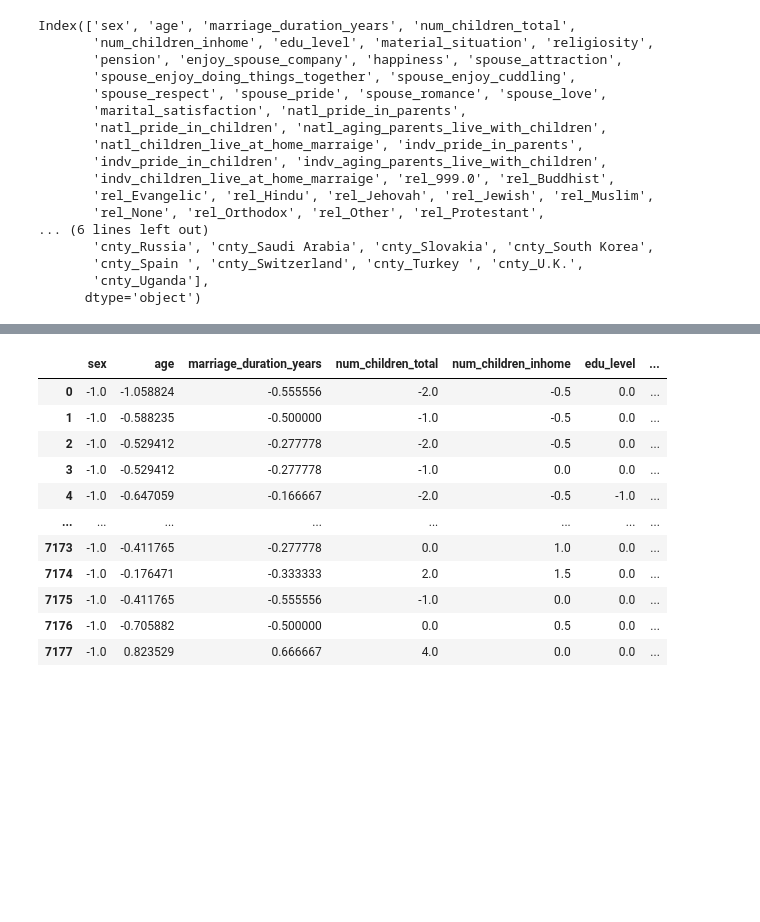
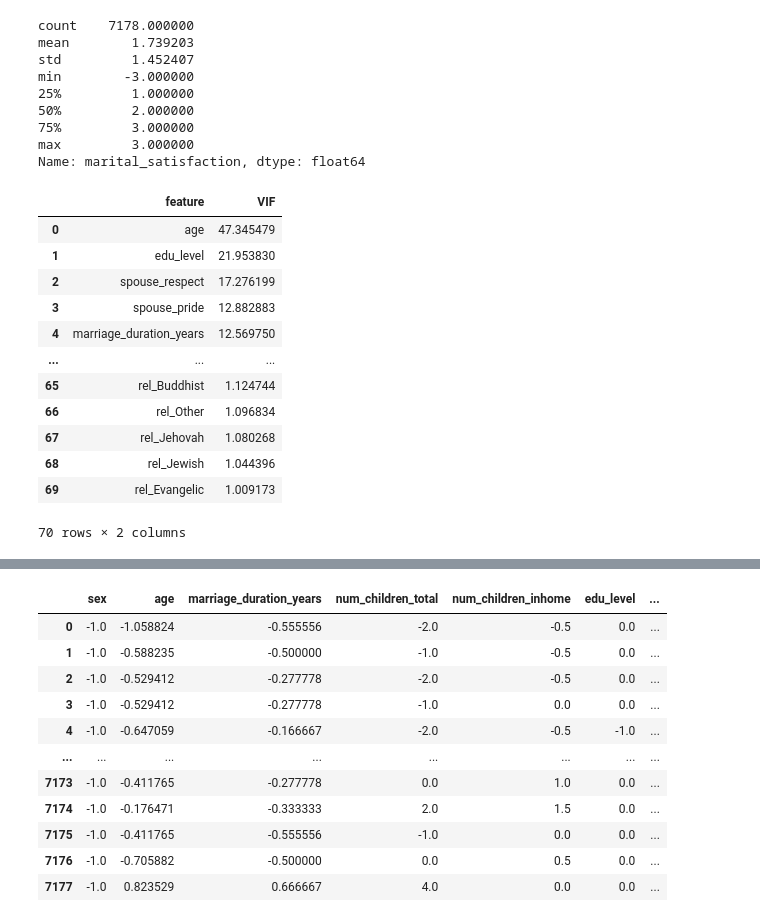
Before and after one commit to clahonta/Springboard_Capstone_2, a Jupyter notebook: Capstone Two - Pre-processing.ipynb, the cells around one changed output, grey strips where cells are left out. Drawn from its saved outputs; the diff is of its cells as text; code cells hidden in the pictures; blank space fills up the shorter version.

```diff
--- a/Capstone Two - Pre-processing.ipynb
+++ b/Capstone Two - Pre-processing.ipynb
@@ -16,36 +15,49 @@ from patsy import dmatrices
 import statsmodels.api as sm
 from statsmodels.stats.outliers_influence import variance_inflation_factor
 # %%
-# Load data set, drop col with numbers, drop high collinearity columns
-# Don't want to drop religion but unsure how to scale Nulls
+# Load data set, drop col with numbers, drop high Pearson columns
 data = pd.read_csv("marital_satisfaction_data_wrangled_final.csv")
 data = data.drop(['Unnamed: 0','spouse_satisfaction','relationship_satisfaction'], axis=1)
+
+# Drop Croatia + Cahtolic (highest n's)
 data = pd.get_dummies(data, prefix=['rel','cnty'], columns=['religion','country'])
+data = data.drop(['rel_Catholic','cnty_Croatia'], axis=1)
 
 
-data = data.drop(['rel_Catholic','cnty_Croatia'], axis=1)
-data.describe()
-print(data.columns)
 
-# Dummy vars for categorical, drop Croatia +
+data['marital_satisfaction'].describe()
 # %% [output]
-Index(['sex', 'age', 'marriage_duration_years', 'num_children_total',
-       'num_children_inhome', 'edu_level', 'material_situation', 'religiosity',
-       'pension', 'enjoy_spouse_company', 'happiness', 'spouse_attraction',
-       'spouse_enjoy_doing_things_together', 'spouse_enjoy_cuddling',
-       'spouse_respect', 'spouse_pride', 'spouse_romance', 'spouse_love',
-       'marital_satisfaction', 'natl_pride_in_parents',
-       'natl_pride_in_children', 'natl_aging_parents_live_with_children',
-       'natl_children_live_at_home_marraige', 'indv_pride_in_parents',
-       'indv_pride_in_children', 'indv_aging_parents_live_with_children',
-       'indv_children_live_at_home_marraige', 'rel_999.0', 'rel_Buddhist',
-       'rel_Evangelic', 'rel_Hindu', 'rel_Jehovah', 'rel_Jewish', 'rel_Muslim',
-       'rel_None', 'rel_Orthodox', 'rel_Other', 'rel_Protestant',
-... (6 lines left out)
-       'cnty_Russia', 'cnty_Saudi Arabia', 'cnty_Slovakia', 'cnty_South Korea',
-       'cnty_Spain ', 'cnty_Switzerland', 'cnty_Turkey ', 'cnty_U.K.',
-       'cnty_Uganda'],
-      dtype='object')
+count    7178.000000
+mean        1.739203
+std         1.452407
+min        -3.000000
+25%         1.000000
+50%         2.000000
+75%         3.000000
+max         3.000000
+Name: marital_satisfaction, dtype: float64
 # %%
 X = data.drop(['marital_satisfaction'], axis=1)
 y = data.marital_satisfaction
+# %%
+# VIF on unscaled data
+
+vif = pd.DataFrame()
+vif["feature"] = X.columns
+vif["VIF"]=[variance_inflation_factor(X.values, i) for i in range(len(X.columns))]
+vif = vif.sort_values(by='VIF', ascending=False).reset_index(drop=True)
+vif
+# %% [output]
+|  | feature | VIF |
+| 0 | age | 47.345479 |
+| 1 | edu_level | 21.953830 |
+| 2 | spouse_respect | 17.276199 |
+| 3 | spouse_pride | 12.882883 |
+| 4 | marriage_duration_years | 12.569750 |
+| ... | ... | ... |
+| 65 | rel_Buddhist | 1.124744 |
+| 66 | rel_Other | 1.096834 |
+| 67 | rel_Jehovah | 1.080268 |
+| 68 | rel_Jewish | 1.044396 |
+| 69 | rel_Evangelic | 1.009173 |
+70 rows × 2 columns
```
Also changed, not shown: parts of 28 cells of this notebook.
